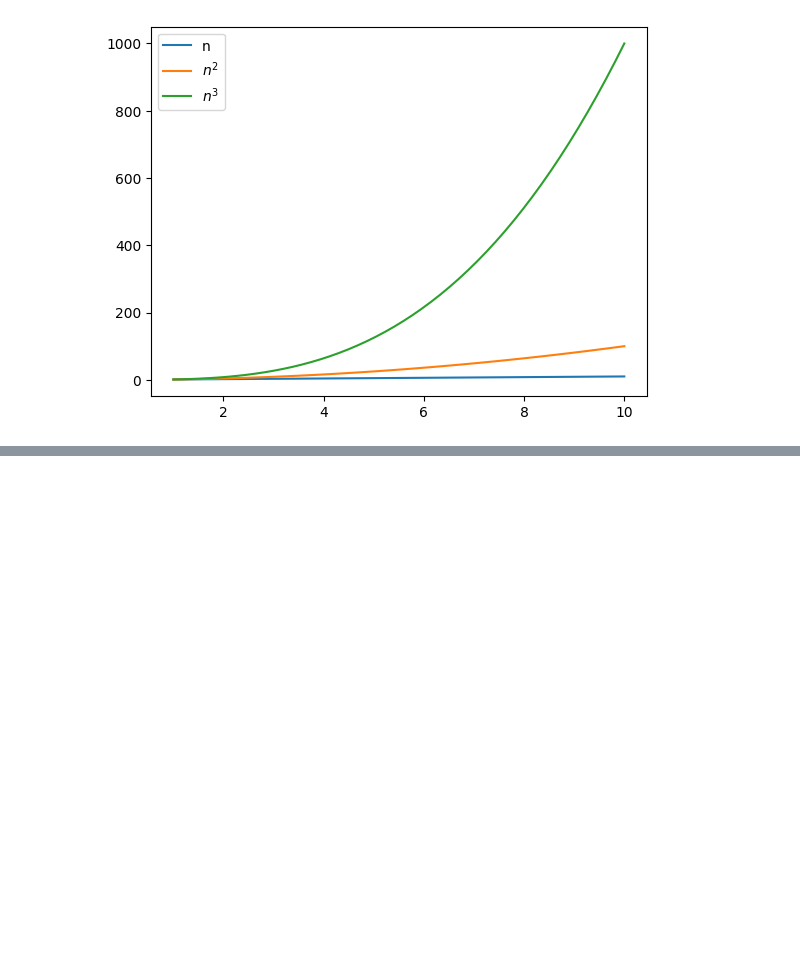
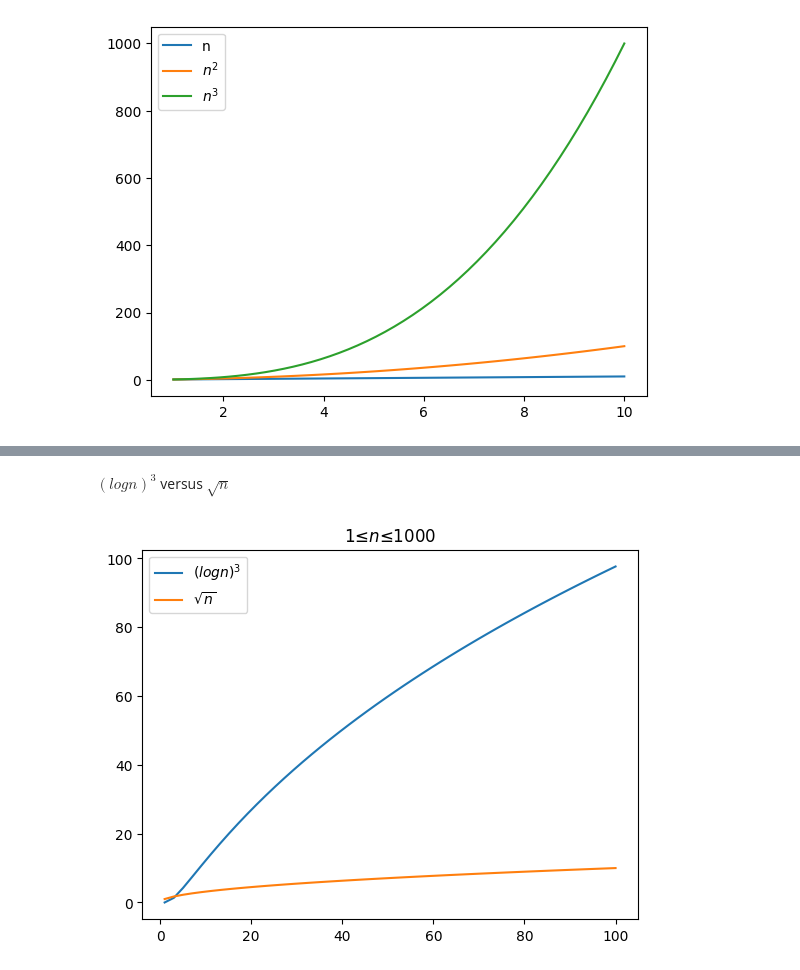
Before and after one commit to niikun/Data-Structure-and-Algorithm, a Jupyter notebook: Big_O_Notation_Plots.ipynb, the cells around one changed output, grey strips where cells are left out. Saved outputs shown, nothing was run; the diff lists cells and outputs as text; code cells hidden in the pictures; blank space fills up the shorter version.

```diff
--- a/Big_O_Notation_Plots.ipynb
+++ b/Big_O_Notation_Plots.ipynb
@@ -109,0 +146,11 @@ plt.show()
+# %% [markdown]
+ $ (logn)^3$  versus  $\sqrt{n}$
+# %%
+n = np.linspace(1,100)
+plt.plot(n,(np.log(n))**3,label="$(logn)^3$")
+plt.plot(n,n**0.5,label="$\sqrt{n}$")
+plt.title("$1≤n≤1000$")
+plt.legend()
+plt.show()
+# %% [output]
+[figure, added]
```
Also changed, not shown: parts of 9 cells of this notebook.
